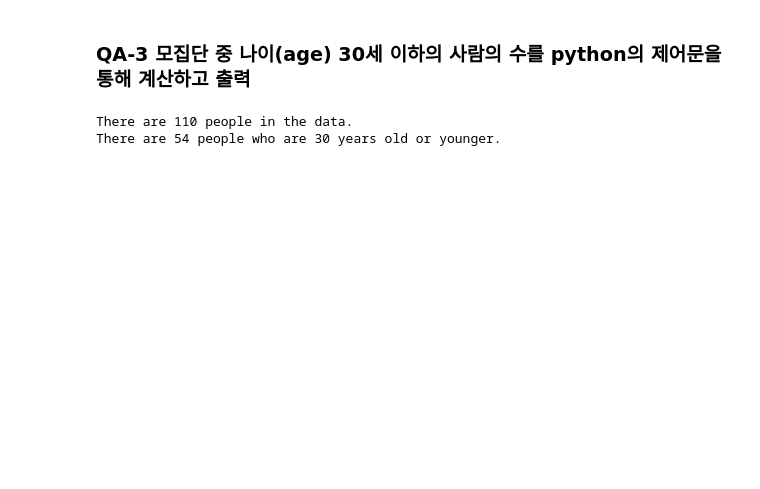
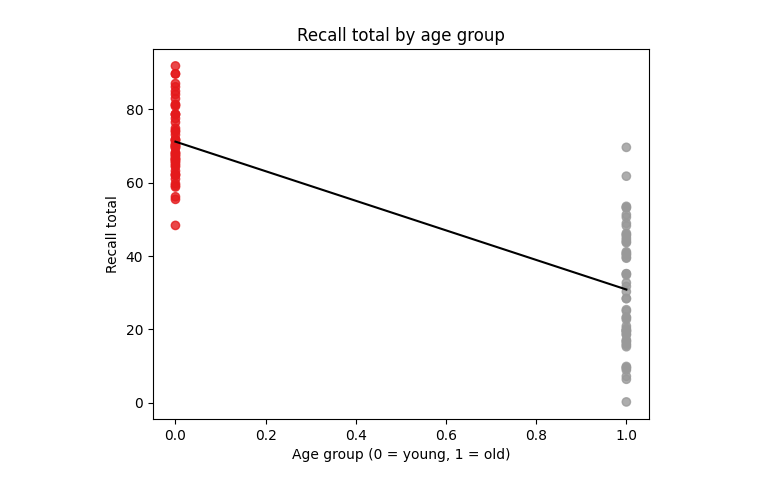
Before and after one commit to jayleekr/cps_code_space, a Jupyter notebook: lectures/day6/hw-6.ipynb, the cells around one changed output. Cells and saved outputs as stored; diff of their text form; code cells hidden in the pictures; blank space fills up the shorter version.

```diff
--- a/lectures/day6/hw-6.ipynb
+++ b/lectures/day6/hw-6.ipynb
@@ -65,19 +21,48 @@ print(data_json)
-# %% [markdown]
-### QA-3 모집단 중 나이(age) 30세 이하의 사람의 수를 python의 제어문을 통해 계산하고 출력
-# %%
-# Count the number of people in the data
-print(f"There are {len(data_dict)} people in the data.")
-
-# Count the number of people who are 30 years old or younger
-# 1 option
-print(f"There are {len([x for x in data_dict if x['age'] <= 30])} people who are 30 years old or younger.")
-
-# 2 option
-count = 0
-for person in data_dict:
-    if person['age'] <= 30:
-        count += 1
-print(f"There are {count} people who are 30 years old or younger.")
-# %% [output]
-There are 110 people in the data.
-There are 54 people who are 30 years old or younger.
+# %%
+import json
+import numpy as np
+# Checkif pandas is installed
+try:
+    import pandas
+except ImportError:
+    # Run pip install pandas
+    import pip
+    pip.main(['install', 'pandas'])
+    import pandas
+try:
+    import matplotlib.pyplot as plt
+except ImportError:
+    # Run pip install matplotlib
+    import pip
+    pip.main(['install', 'matplotlib'])
+    import matplotlib.pyplot as plt
+
+
+
+# Read data from full_dataset.csv
+df = pandas.read_csv('full_dataset.csv')
+
+# Remove duplicates by "subno"
+removed = df.drop_duplicates(subset='sub_no', keep='first')
+
+# Remove original_sent, recall_sent, recall_sent_num columns
+removed_columns = removed.drop(['original_sent', 'recall_sent', 'recall_sent_num', ], axis=1)
+
+# Plot a scatter plot of recall_total by age_group_clf
+plt.scatter(removed_columns['age_group_clf'], removed_columns['recall_total'], c=removed_columns['age_group_clf'], cmap='Set1', alpha=0.8)
+
+# Add a regression line to the plot
+x = removed_columns['age_group_clf']
+y = removed_columns['recall_total']
+m, b = np.polyfit(x, y, 1)
+plt.plot(x, m*x + b, c='k')
+
+# Add axis labels and a title to the plot
+plt.xlabel('Age group (0 = young, 1 = old)')
+plt.ylabel('Recall total')
+plt.title('Recall total by age group')
+
+# Display the plot
+plt.show()
+# %% [output]
+[figure, added]
```
Also changed, not shown: parts of 6 cells of this notebook, 2 other files.
